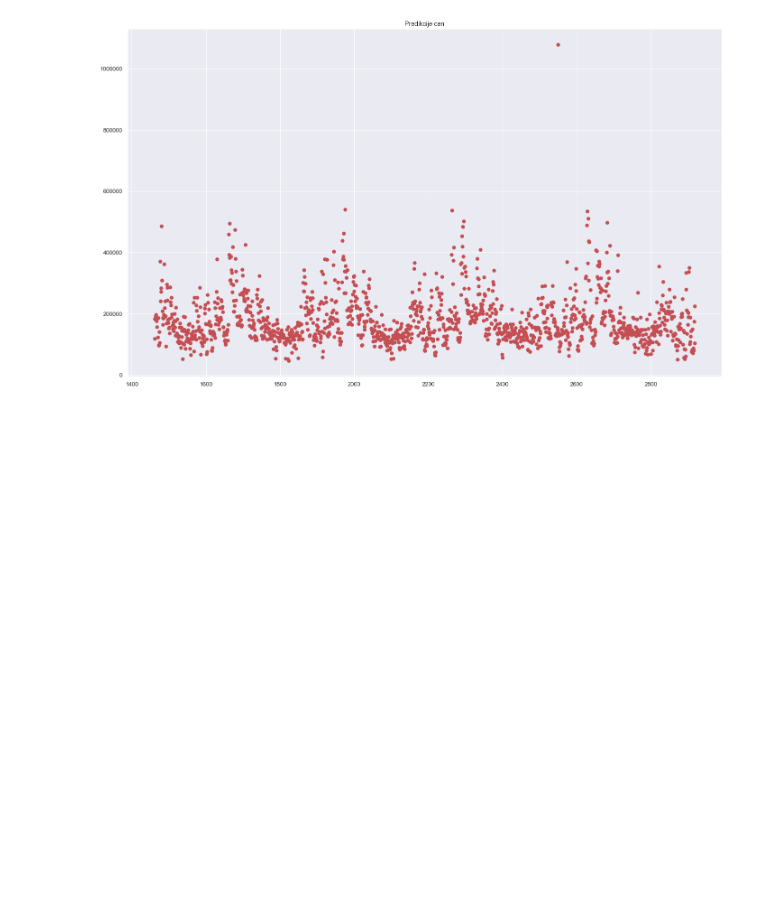
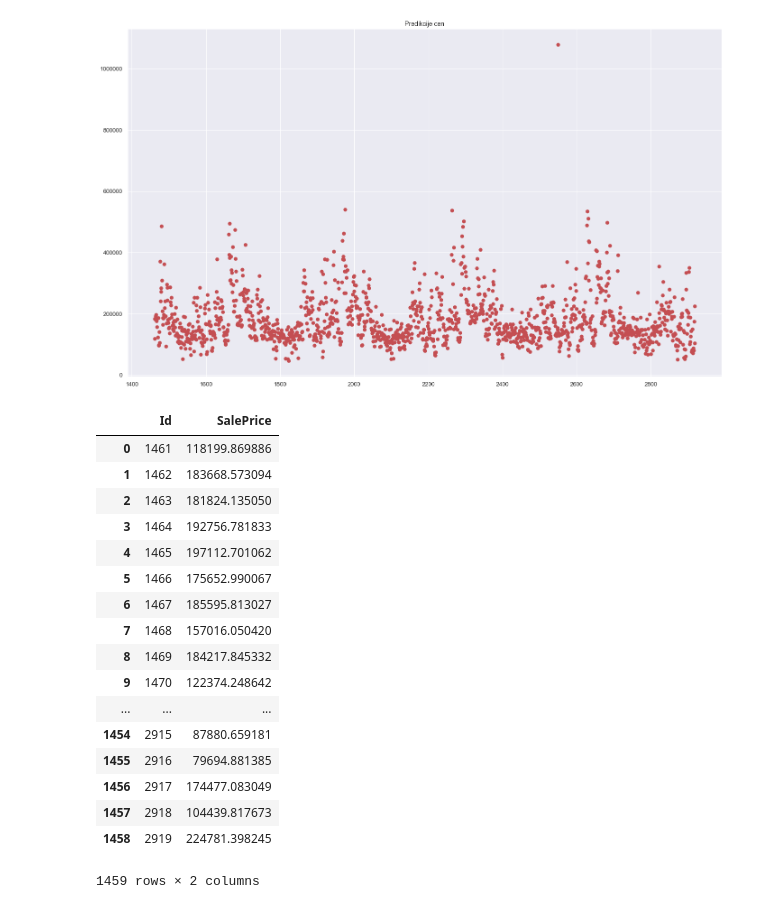
Before and after one commit to amadej10/PR19ASDBJCBZ, a Jupyter notebook: NapovedovanjeCen.ipynb, the cells around one changed output. Cells and saved outputs as stored; diff of their text form; code cells hidden in the pictures; blank space fills up the shorter version.

```diff
--- a/NapovedovanjeCen.ipynb
+++ b/NapovedovanjeCen.ipynb
@@ -224,3 +227,28 @@ plt.title('Predikcije cen')
 plt.show();
 # %% [output]
 [figure]
+# %%
+napovedi = pd.DataFrame()
+napovedi['Id'] = test_ID
+napovedi['SalePrice'] = y
+# %%
+napovedi
+# %% [output]
+|  | Id | SalePrice |
+| 0 | 1461 | 118199.869886 |
+| 1 | 1462 | 183668.573094 |
+| 2 | 1463 | 181824.135050 |
+| 3 | 1464 | 192756.781833 |
+| 4 | 1465 | 197112.701062 |
+| 5 | 1466 | 175652.990067 |
+| 6 | 1467 | 185595.813027 |
+| 7 | 1468 | 157016.050420 |
+| 8 | 1469 | 184217.845332 |
+| 9 | 1470 | 122374.248642 |
+| ... | ... | ... |
+| 1454 | 2915 | 87880.659181 |
+| 1455 | 2916 | 79694.881385 |
+| 1456 | 2917 | 174477.083049 |
+| 1457 | 2918 | 104439.817673 |
+| 1458 | 2919 | 224781.398245 |
+1459 rows × 2 columns
```
Also changed, not shown: parts of 5 cells of this notebook, 7 other files.
